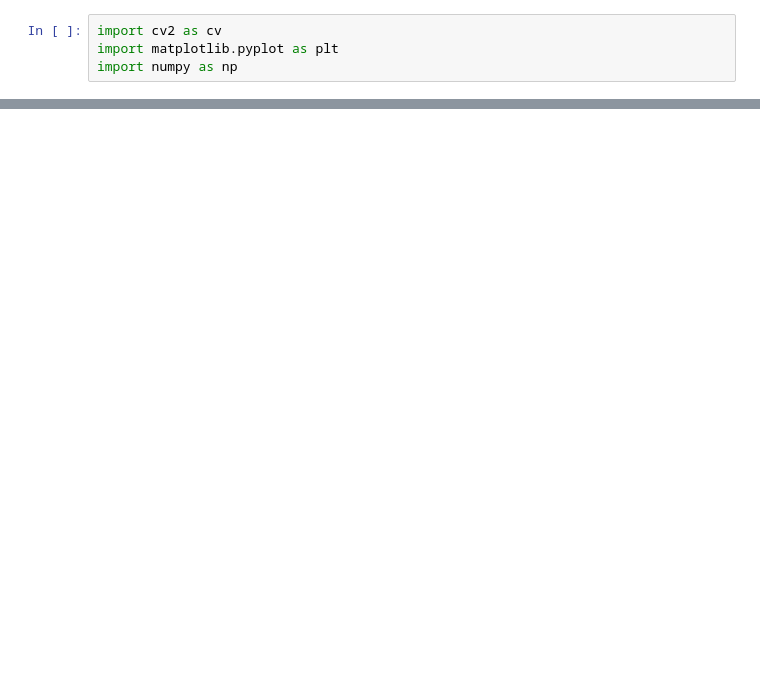
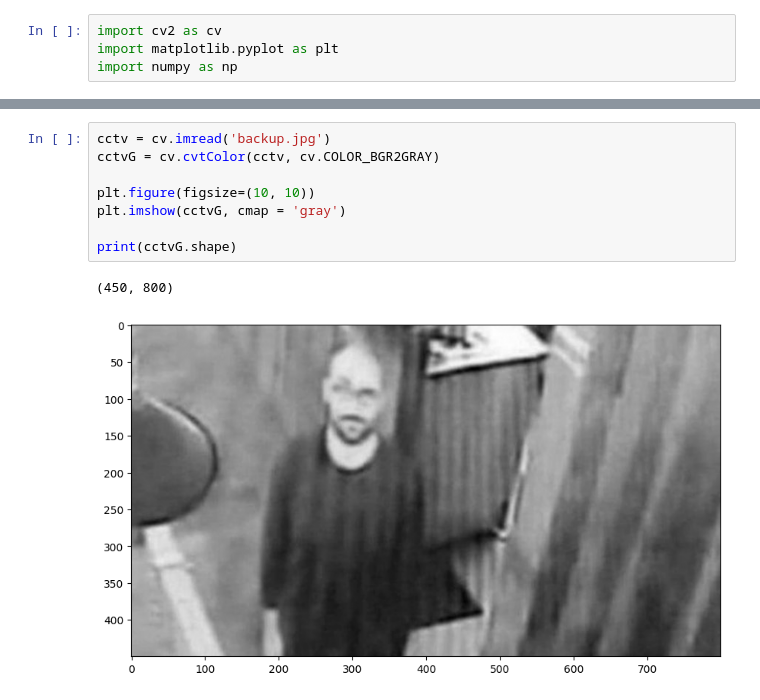
Before and after one commit to praktikum-pcd-2026/ynk-m3-Azizur2335, a Jupyter notebook: modul3.ipynb, the cells around one changed output, grey strips where cells are left out. Saved outputs shown, nothing was run; the diff lists cells and outputs as text; blank space fills up the shorter version.

```diff
--- a/modul3.ipynb
+++ b/modul3.ipynb
@@ -340,0 +12,11 @@ plt.imshow(davidM, cmap = 'gray')
+# %%
+cctv = cv.imread('backup.jpg')
+cctvG = cv.cvtColor(cctv, cv.COLOR_BGR2GRAY)
+
+plt.figure(figsize=(10, 10))
+plt.imshow(cctvG, cmap = 'gray')
+
+print(cctvG.shape)
+# %% [output]
+(450, 800)
+[figure, added]
```
Also changed, not shown: parts of 48 cells of this notebook.
